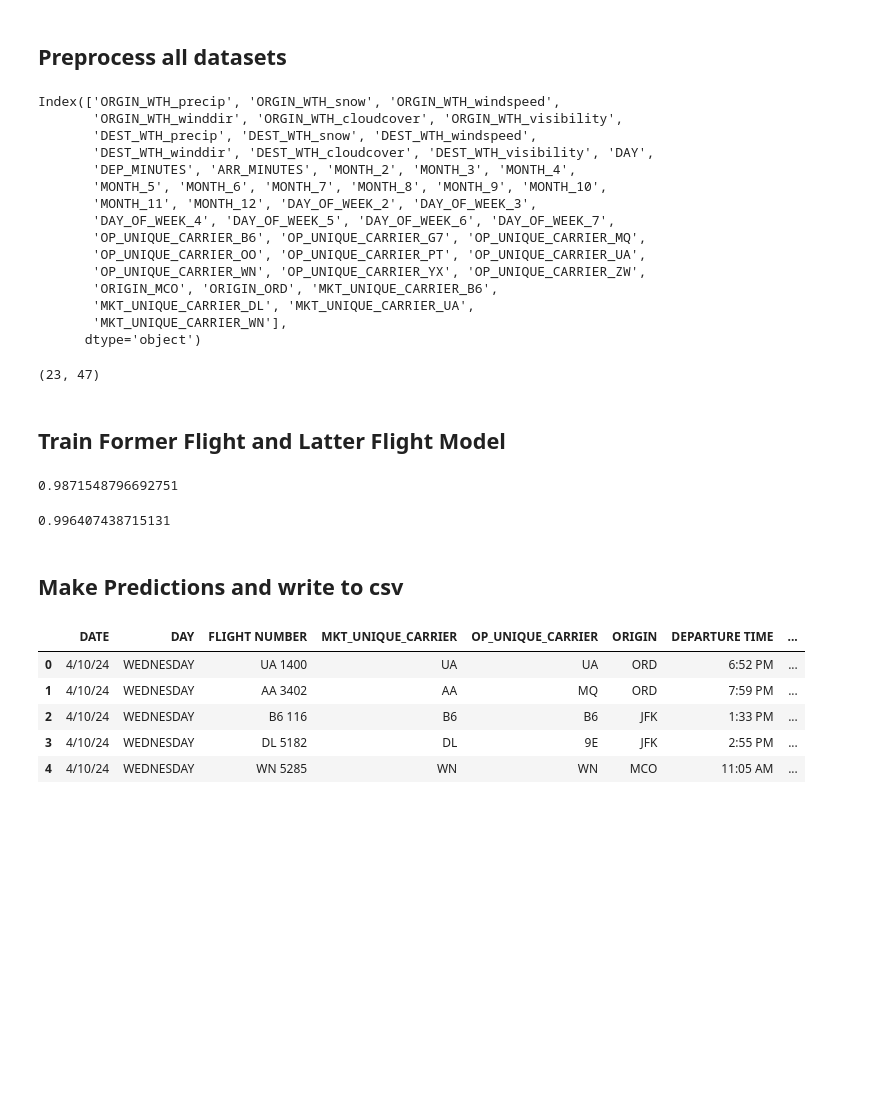
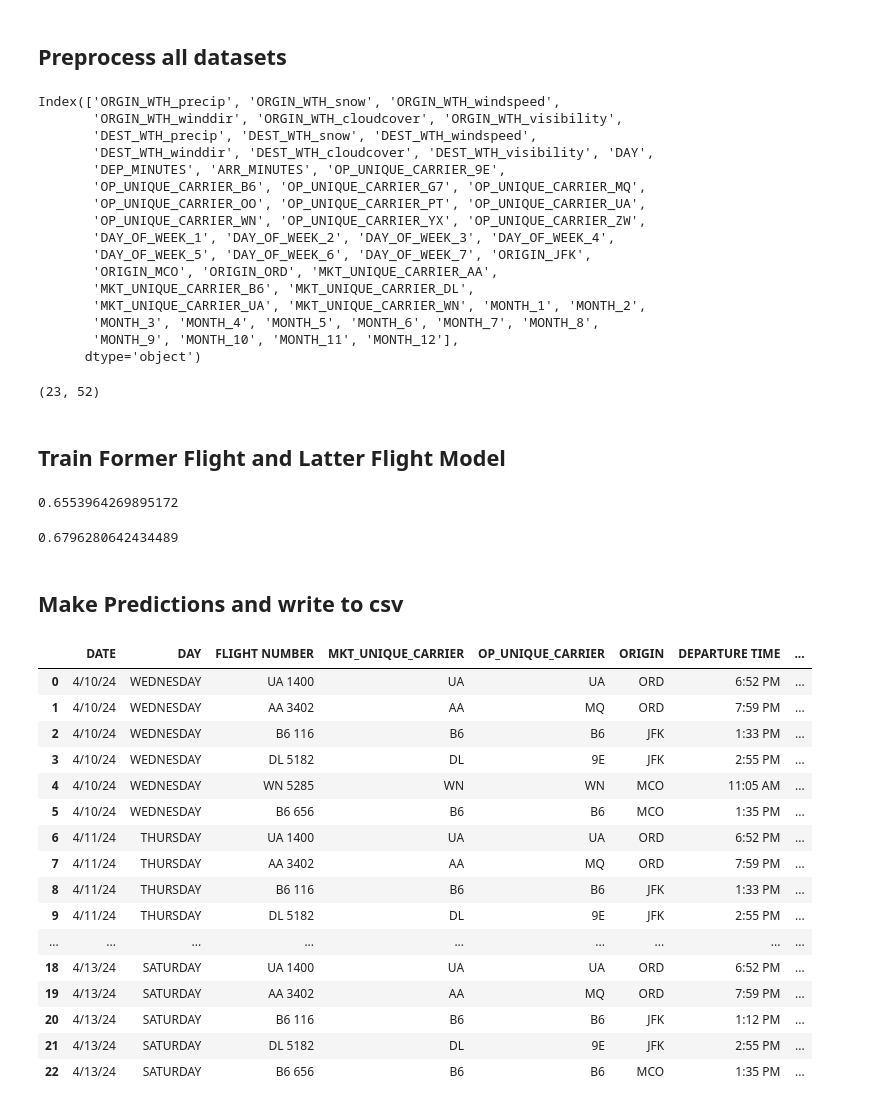
Before and after one commit to pksp99/flight-predictor, a Jupyter notebook: make_final_prediction_csv.ipynb, the cells around one changed output. Cells and saved outputs as stored; diff of their text form; code cells hidden in the pictures; blank space fills up the shorter version.

```diff
--- a/make_final_prediction_csv.ipynb
+++ b/make_final_prediction_csv.ipynb
@@ -51,11 +43,11 @@ if True:
 # %%
 def categorize_delay(delay):
     if delay < -5:
-        return 'early'
+        return 0 #early
     elif delay > 5:
-        return 'late'
+        return 2 #late
     else:
-        return 'ontime'
+        return 1 #ontime
 # %%
 X_former_flights_data = former_flights_data.drop(columns=['ARR_DELAY'])
 y_former_flights_data = former_flights_data['ARR_DELAY'].apply(categorize_delay)
@@ -92,7 +84,7 @@ def preprocess(flight_data: pd.DataFrame):
     flight_data.drop(columns=cols, inplace=True)
 
     cat_col = list(set(flight_data.columns).intersection(categorical_vars))
-    flight_data = pd.get_dummies(flight_data, columns = list(cat_col), drop_first = True)
+    flight_data = pd.get_dummies(flight_data, columns = list(cat_col), drop_first = False)
 
     return flight_data
 # %%
@@ -116,71 +108,87 @@ Index(['ORGIN_WTH_precip', 'ORGIN_WTH_snow', 'ORGIN_WTH_windspeed',
        'ORGIN_WTH_winddir', 'ORGIN_WTH_cloudcover', 'ORGIN_WTH_visibility',
        'DEST_WTH_precip', 'DEST_WTH_snow', 'DEST_WTH_windspeed',
        'DEST_WTH_winddir', 'DEST_WTH_cloudcover', 'DEST_WTH_visibility', 'DAY',
-       'DEP_MINUTES', 'ARR_MINUTES', 'MONTH_2', 'MONTH_3', 'MONTH_4',
-       'MONTH_5', 'MONTH_6', 'MONTH_7', 'MONTH_8', 'MONTH_9', 'MONTH_10',
-       'MONTH_11', 'MONTH_12', 'DAY_OF_WEEK_2', 'DAY_OF_WEEK_3',
-       'DAY_OF_WEEK_4', 'DAY_OF_WEEK_5', 'DAY_OF_WEEK_6', 'DAY_OF_WEEK_7',
+       'DEP_MINUTES', 'ARR_MINUTES', 'OP_UNIQUE_CARRIER_9E',
        'OP_UNIQUE_CARRIER_B6', 'OP_UNIQUE_CARRIER_G7', 'OP_UNIQUE_CARRIER_MQ',
        'OP_UNIQUE_CARRIER_OO', 'OP_UNIQUE_CARRIER_PT', 'OP_UNIQUE_CARRIER_UA',
        'OP_UNIQUE_CARRIER_WN', 'OP_UNIQUE_CARRIER_YX', 'OP_UNIQUE_CARRIER_ZW',
-       'ORIGIN_MCO', 'ORIGIN_ORD', 'MKT_UNIQUE_CARRIER_B6',
-       'MKT_UNIQUE_CARRIER_DL', 'MKT_UNIQUE_CARRIER_UA',
-       'MKT_UNIQUE_CARRIER_WN'],
+       'DAY_OF_WEEK_1', 'DAY_OF_WEEK_2', 'DAY_OF_WEEK_3', 'DAY_OF_WEEK_4',
+       'DAY_OF_WEEK_5', 'DAY_OF_WEEK_6', 'DAY_OF_WEEK_7', 'ORIGIN_JFK',
+       'ORIGIN_MCO', 'ORIGIN_ORD', 'MKT_UNIQUE_CARRIER_AA',
+       'MKT_UNIQUE_CARRIER_B6', 'MKT_UNIQUE_CARRIER_DL',
+       'MKT_UNIQUE_CARRIER_UA', 'MKT_UNIQUE_CARRIER_WN', 'MONTH_1', 'MONTH_2',
+       'MONTH_3', 'MONTH_4', 'MONTH_5', 'MONTH_6', 'MONTH_7', 'MONTH_8',
+       'MONTH_9', 'MONTH_10', 'MONTH_11', 'MONTH_12'],
       dtype='object')
-(23, 47)
+(23, 52)
 # %% [markdown]
 ## Train Former Flight and Latter Flight Model
 # %%
-former_flight_model = GradientBoostingClassifier(random_state=50, min_samples_split = 2, min_samples_leaf = 6, max_depth = 7, n_estimators = 200)
+former_flight_model = xgb.XGBClassifier(eta = '0.08', max_depth=5, min_child_weight=1, reg_lambda=0.007)
 former_flight_model = former_flight_model.fit(X_former_flights_data, y_former_flights_data)
 former_flight_model.score(X_former_flights_data, y_former_flights_data)
 
-latter_flight_model = GradientBoostingClassifier(random_state=50, min_samples_split = 2, min_samples_leaf = 6, max_depth = 7, n_estimators = 200)
+latter_flight_model = xgb.XGBClassifier(eta = '0.08', max_depth=5, min_child_weight=1, reg_lambda=0.007)
 latter_flight_model = latter_flight_model.fit(X_latter_flight_data, y_latter_flight_data)
 latter_flight_model.score(X_latter_flight_data, y_latter_flight_data)
 # %% [output]
-0.9871548796692751
+0.6553964269895172
-0.996407438715131
+0.6796280642434489
 # %% [markdown]
 ## Make Predictions and write to csv
 # %%
+status_dic = {0: 'early', 1: 'ontime', 2: 'late'}
 for index, sub_row in submission_csv.iterrows():
     test_row = test_data.iloc[index].copy()
 
     # Predict Former
-    former = former_flight_model.predict([test_row])[0]
+    former = status_dic[former_flight_model.predict([test_row])[0]]
     if sub_row['ARRIVAL STATUS'] != 'NA':
         sub_row['ARRIVAL STATUS'] = former
 
     # Predict Latter - Former Early
     test_row['FORMER_FLIGHT_STATUS_late'] = 0
     test_row['FORMER_FLIGHT_STATUS_on-time'] = 0
-    early = latter_flight_model.predict([test_row])[0]
+    test_row['FORMER_FLIGHT_STATUS_early'] = 1
+    early = status_dic[latter_flight_model.predict([test_row])[0]]
     if sub_row['ARRIVAL STATUS_Prev_flight_early'] != 'NA':
         sub_row['ARRIVAL STATUS_Prev_flight_early'] = early
 
     # Predict Latter - Former ontime
     test_row['FORMER_FLIGHT_STATUS_late'] = 0
     test_row['FORMER_FLIGHT_STATUS_on-time'] = 1
-    ontime = latter_flight_model.predict([test_row])[0]
+    test_row['FORMER_FLIGHT_STATUS_early'] = 0
+    ontime = status_dic[latter_flight_model.predict([test_row])[0]]
     if sub_row['ARRIVAL STATUS_Prev_flight_ontime'] != 'NA':
         sub_row['ARRIVAL STATUS_Prev_flight_ontime'] = ontime
 
     # Predict Latter - Former late
     test_row['FORMER_FLIGHT_STATUS_late'] = 1
     test_row['FORMER_FLIGHT_STATUS_on-time'] = 0
-    late = latter_flight_model.predict([test_row])[0]
+    test_row['FORMER_FLIGHT_STATUS_early'] = 0
+    late = status_dic[latter_flight_model.predict([test_row])[0]]
     if sub_row['ARRIVAL STATUS_Prev_flight_late'] != 'NA':
         sub_row['ARRIVAL STATUS_Prev_flight_late'] = late
 
-submission_csv.head()
+submission_csv.head(24)
 # %% [output]
 |  | DATE | DAY | FLIGHT NUMBER | MKT_UNIQUE_CARRIER | OP_UNIQUE_CARRIER | ORIGIN | DEPARTURE TIME | ... |
 | 0 | 4/10/24 | WEDNESDAY | UA 1400 | UA | UA | ORD | 6:52 PM | ... |
 | 1 | 4/10/24 | WEDNESDAY | AA 3402 | AA | MQ | ORD | 7:59 PM | ... |
 | 2 | 4/10/24 | WEDNESDAY | B6 116 | B6 | B6 | JFK | 1:33 PM | ... |
 | 3 | 4/10/24 | WEDNESDAY | DL 5182 | DL | 9E | JFK | 2:55 PM | ... |
 | 4 | 4/10/24 | WEDNESDAY | WN 5285 | WN | WN | MCO | 11:05 AM | ... |
+| 5 | 4/10/24 | WEDNESDAY | B6 656 | B6 | B6 | MCO | 1:35 PM | ... |
+| 6 | 4/11/24 | THURSDAY | UA 1400 | UA | UA | ORD | 6:52 PM | ... |
+| 7 | 4/11/24 | THURSDAY | AA 3402 | AA | MQ | ORD | 7:59 PM | ... |
+| 8 | 4/11/24 | THURSDAY | B6 116 | B6 | B6 | JFK | 1:33 PM | ... |
+| 9 | 4/11/24 | THURSDAY | DL 5182 | DL | 9E | JFK | 2:55 PM | ... |
+| ... | ... | ... | ... | ... | ... | ... | ... | ... |
+| 18 | 4/13/24 | SATURDAY | UA 1400 | UA | UA | ORD | 6:52 PM | ... |
+| 19 | 4/13/24 | SATURDAY | AA 3402 | AA | MQ | ORD | 7:59 PM | ... |
+| 20 | 4/13/24 | SATURDAY | B6 116 | B6 | B6 | JFK | 1:12 PM | ... |
+| 21 | 4/13/24 | SATURDAY | DL 5182 | DL | 9E | JFK | 2:55 PM | ... |
+| 22 | 4/13/24 | SATURDAY | B6 656 | B6 | B6 | MCO | 1:35 PM | ... |
 # %%
 submission_csv.drop(columns=['MKT_UNIQUE_CARRIER', 'OP_UNIQUE_CARRIER'], inplace=True)
 # %%
```
Also changed, not shown: parts of 1 cell of this notebook, 1 other file.
